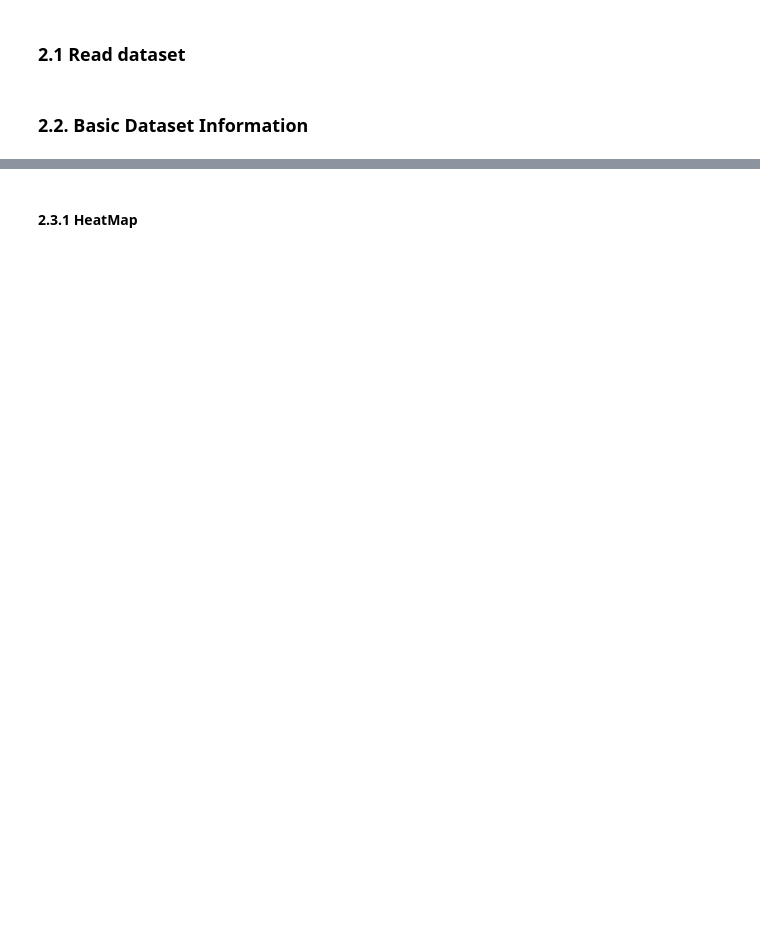
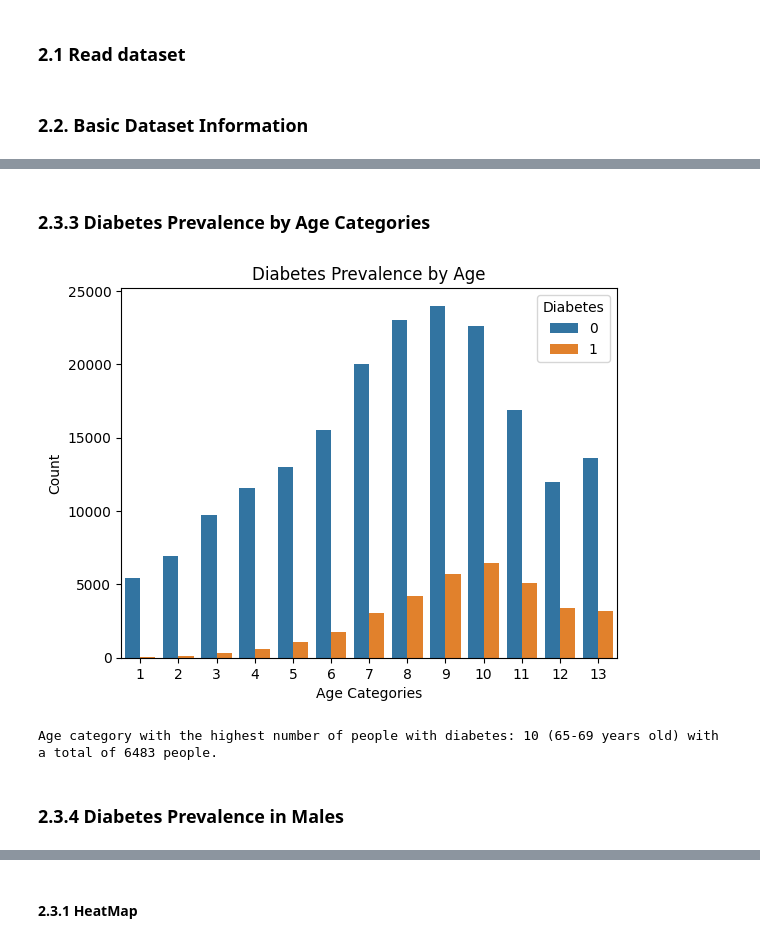
Before and after one commit to sophie-mc-dev/unibo-big-data-analytics, a Jupyter notebook: notebooks/main.ipynb, the cells around one changed output, grey strips where cells are left out. Drawn from its saved outputs; the diff is of its cells as text; code cells hidden in the pictures; blank space fills up the shorter version.

```diff
--- a/notebooks/main.ipynb
+++ b/notebooks/main.ipynb
@@ -25,0 +151,45 @@ df.isnull().sum()
+# %% [markdown]
+### 2.3.3 Diabetes Prevalence by Age Categories
+# %%
+# Age Categories Mapping
+age_category_map = {
+    1: '18-24',
+    2: '25-29',
+    3: '30-34',
+    4: '35-39',
+    5: '40-44',
+    6: '45-49',
+    7: '50-54',
+    8: '55-59',
+    9: '60-64',
+    10: '65-69',
+    11: '70-74',
+    12: '75-79',
+    13: '80+'
+}
+
+# Countplot
+sns.countplot(x='Age', hue='Diabetes', data=df, order=range(1, 14))
+plt.title('Diabetes Prevalence by Age')
+plt.xlabel('Age Categories')
+plt.ylabel('Count')
+plt.show()
+
+# Consider only people with diabetes (Diabetes = 1)
+df_diabetes = df[df['Diabetes'] == 1]
+
+# Calculate the total count per age category
+age_category_count_diabetes = df_diabetes['Age'].value_counts().sort_index()
+
+# Find the age category with the highest count for people with diabetes
+max_age_category_diabetes = age_category_count_diabetes.idxmax()
+max_count_diabetes = age_category_count_diabetes.max()
+
+max_age_group_diabetes = age_category_map[max_age_category_diabetes]
+
+print(f"Age category with the highest number of people with diabetes: {max_age_category_diabetes} ({max_age_group_diabetes} years old) with a total of {max_count_diabetes} people.")
+# %% [output]
+[figure, added]
+Age category with the highest number of people with diabetes: 10 (65-69 years old) with a total of 6483 people.
+# %% [markdown]
+### 2.3.4 Diabetes Prevalence in Males
```
Also changed, not shown: parts of 63 cells of this notebook.
